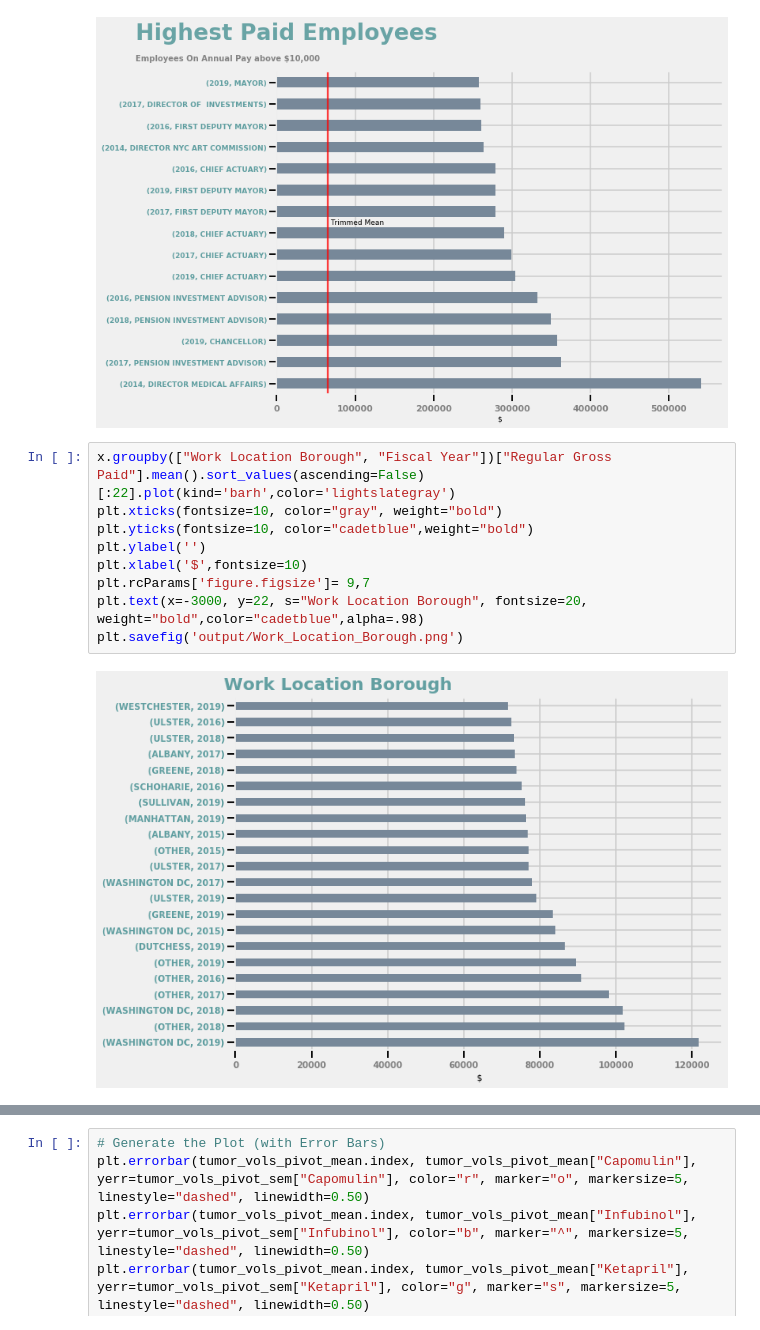
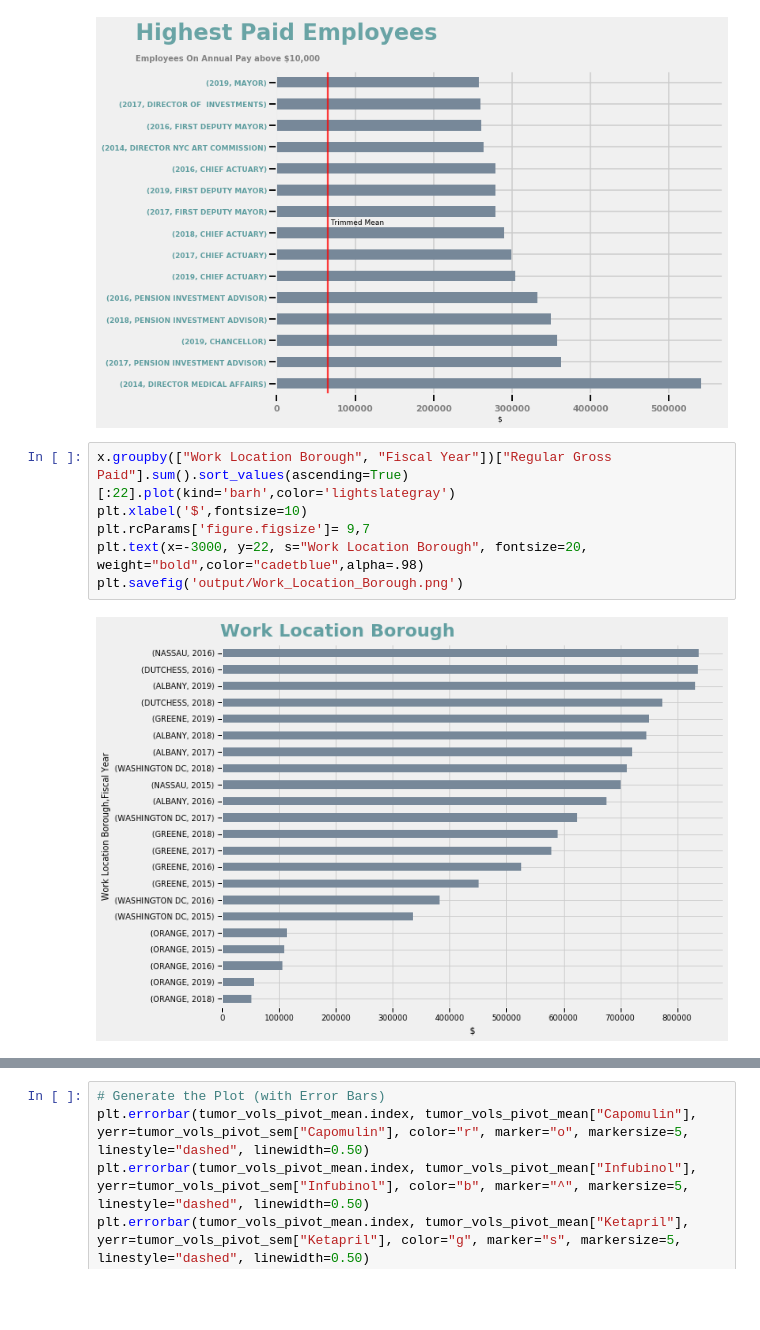
Before and after one commit to jhenvi/NYC-Citywide-Payroll-Data, a Jupyter notebook: NYC_PayrollAnalysis.ipynb, the cells around one changed output, grey strips where cells are left out. Cells and saved outputs as stored; diff of their text form; blank space fills up the shorter version.

```diff
--- a/NYC_PayrollAnalysis.ipynb
+++ b/NYC_PayrollAnalysis.ipynb
@@ -193,13 +193,10 @@ plt.savefig('output/highest_Paid_employees.png')
 # %% [output]
 [figure]
 # %%
-x.groupby(["Work Location Borough", "Fiscal Year"])["Regular Gross Paid"].mean().sort_values(ascending=False)[:22].plot(kind='barh',color='lightslategray')
-plt.xticks(fontsize=10, color="gray", weight="bold")
-plt.yticks(fontsize=10, color="cadetblue",weight="bold")
-plt.ylabel('')
+x.groupby(["Work Location Borough", "Fiscal Year"])["Regular Gross Paid"].sum().sort_values(ascending=True)[:22].plot(kind='barh',color='lightslategray')
 plt.xlabel('$',fontsize=10)
 plt.rcParams['figure.figsize']= 9,7
 plt.text(x=-3000, y=22, s="Work Location Borough", fontsize=20, weight="bold",color="cadetblue",alpha=.98)
 plt.savefig('output/Work_Location_Borough.png')
 # %% [output]
-[figure, old version]
+[figure, new version]
```
Also changed, not shown: parts of 20 cells of this notebook, 6 other files.
